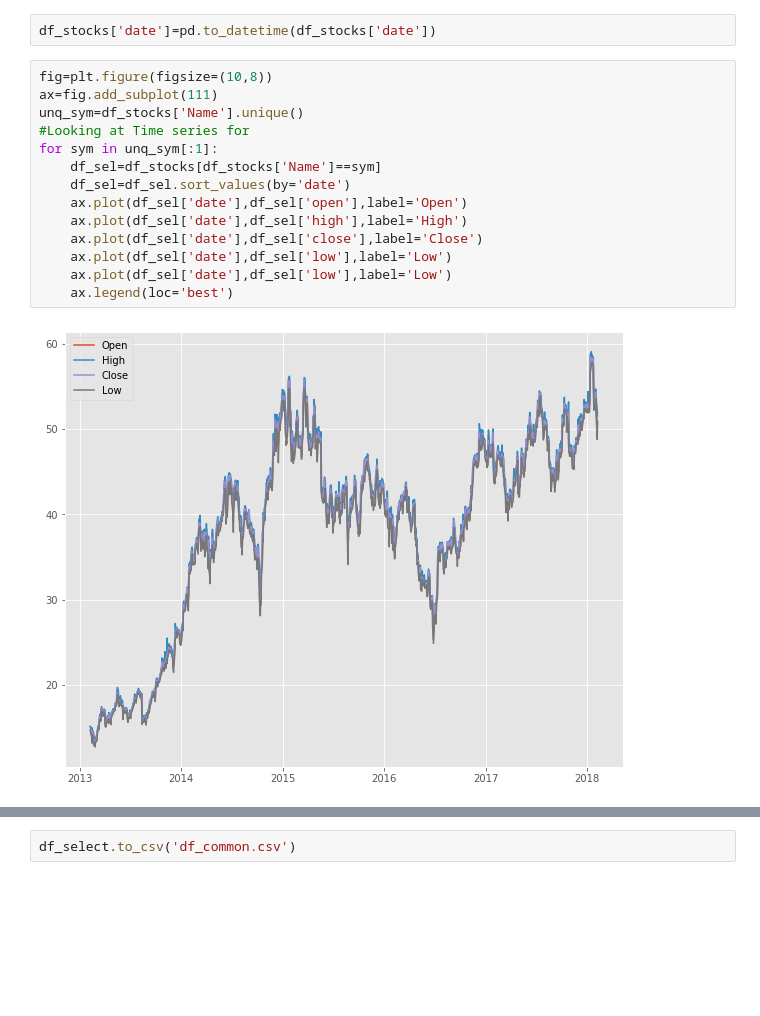
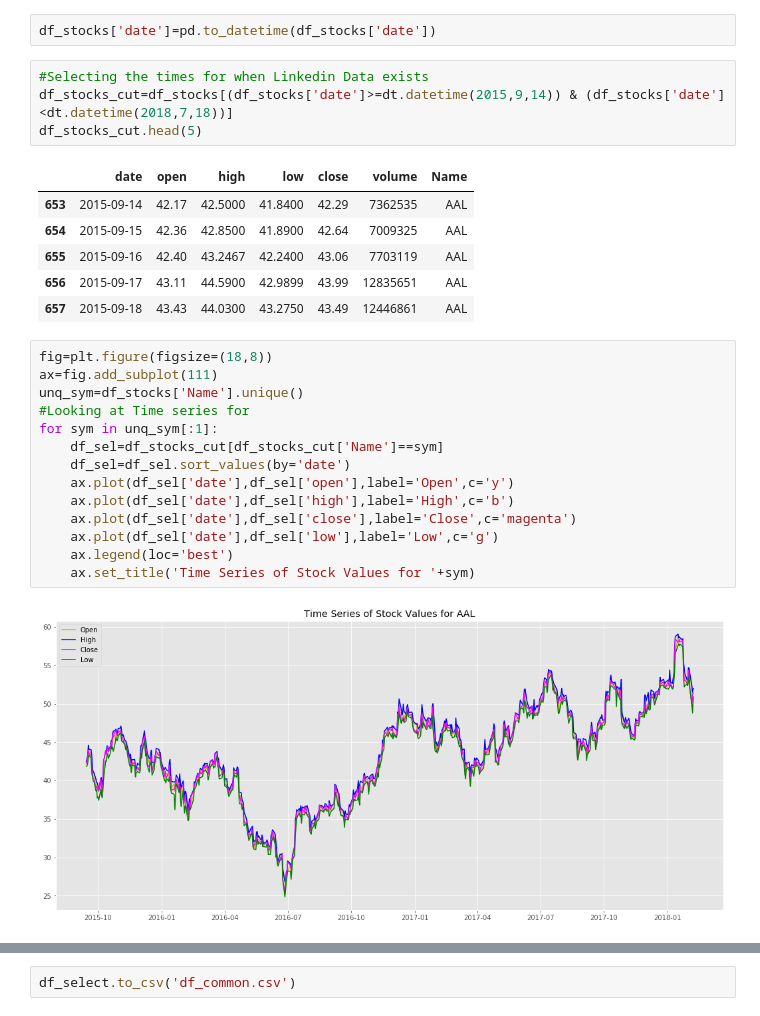
Before and after one commit to garimamalhotra/stock_predict, a Jupyter notebook: Capstone_Project_proposal_1.ipynb, the cells around one changed output, grey strips where cells are left out. Saved outputs shown, nothing was run; the diff lists cells and outputs as text; blank space fills up the shorter version.

```diff
--- a/Capstone_Project_proposal_1.ipynb
+++ b/Capstone_Project_proposal_1.ipynb
@@ -300,18 +293,29 @@ Index(['date', 'open', 'high', 'low', 'close', 'volume', 'Name'], dtype='object'
 # %%
 df_stocks['date']=pd.to_datetime(df_stocks['date'])
+# %%
+#Selecting the times for when Linkedin Data exists
+df_stocks_cut=df_stocks[(df_stocks['date']>=dt.datetime(2015,9,14)) & (df_stocks['date']<dt.datetime(2018,7,18))]
+df_stocks_cut.head(5)
+# %% [output]
+|  | date | open | high | low | close | volume | Name |
+| 653 | 2015-09-14 | 42.17 | 42.5000 | 41.8400 | 42.29 | 7362535 | AAL |
+| 654 | 2015-09-15 | 42.36 | 42.8500 | 41.8900 | 42.64 | 7009325 | AAL |
+| 655 | 2015-09-16 | 42.40 | 43.2467 | 42.2400 | 43.06 | 7703119 | AAL |
+| 656 | 2015-09-17 | 43.11 | 44.5900 | 42.9899 | 43.99 | 12835651 | AAL |
+| 657 | 2015-09-18 | 43.43 | 44.0300 | 43.2750 | 43.49 | 12446861 | AAL |
 # %%
-fig=plt.figure(figsize=(10,8))
+fig=plt.figure(figsize=(18,8))
 ax=fig.add_subplot(111)
 unq_sym=df_stocks['Name'].unique()
 #Looking at Time series for
 for sym in unq_sym[:1]:
-    df_sel=df_stocks[df_stocks['Name']==sym]
+    df_sel=df_stocks_cut[df_stocks_cut['Name']==sym]
     df_sel=df_sel.sort_values(by='date')
-    ax.plot(df_sel['date'],df_sel['open'],label='Open')
-    ax.plot(df_sel['date'],df_sel['high'],label='High')
-    ax.plot(df_sel['date'],df_sel['close'],label='Close')
-    ax.plot(df_sel['date'],df_sel['low'],label='Low')
-    ax.plot(df_sel['date'],df_sel['low'],label='Low')
+    ax.plot(df_sel['date'],df_sel['open'],label='Open',c='y')
+    ax.plot(df_sel['date'],df_sel['high'],label='High',c='b')
+    ax.plot(df_sel['date'],df_sel['close'],label='Close',c='magenta')
+    ax.plot(df_sel['date'],df_sel['low'],label='Low',c='g')
     ax.legend(loc='best')
+    ax.set_title('Time Series of Stock Values for '+sym)
 # %% [output]
-[figure, old version]
+[figure, new version]
```
Also changed, not shown: parts of 69 cells of this notebook.
